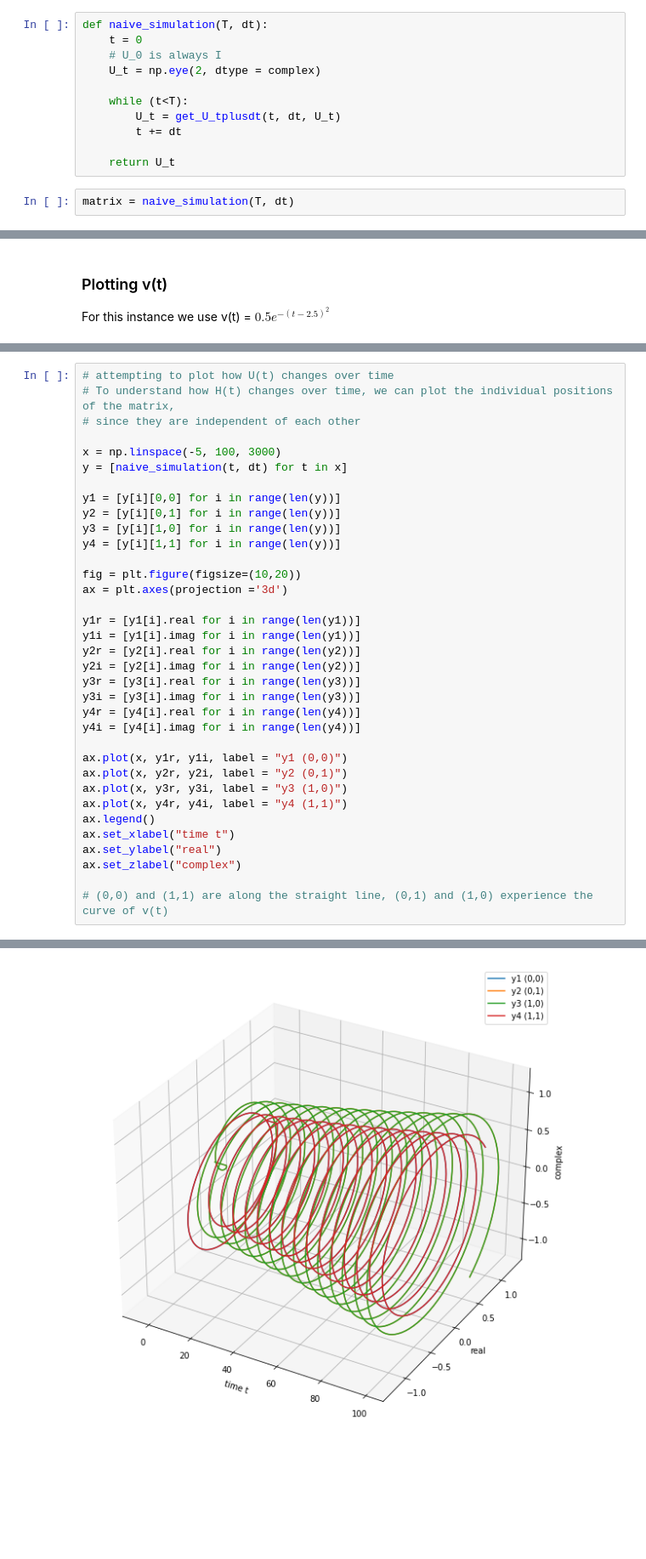
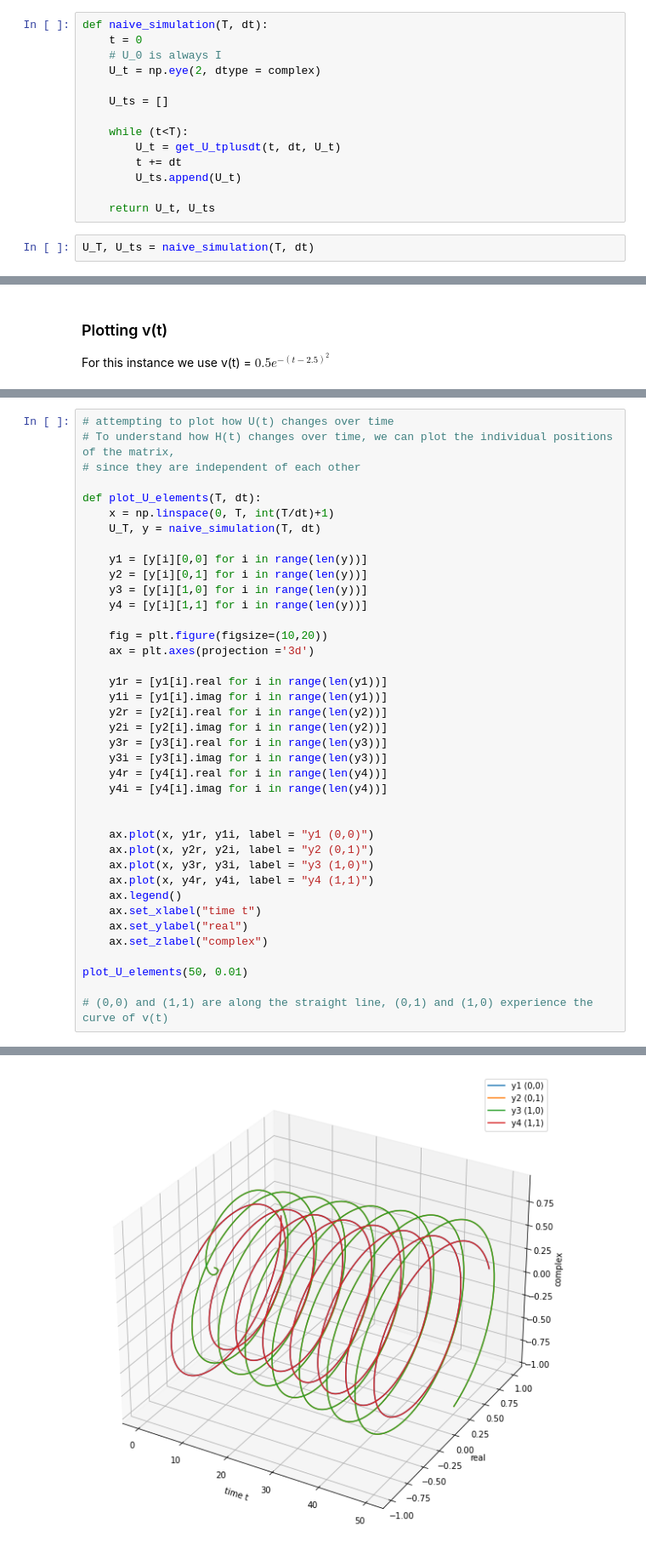
Before and after one commit to LRudL/l48-ray, a Jupyter notebook: Naive Implementation of Ground Truth U.ipynb, the cells around one changed output, grey strips where cells are left out. Shown at 85% size. Cells and saved outputs as stored; diff of their text form; blank space fills up the shorter version.

Commit message:
refactored naive implementation and plot_utils

```diff
--- a/Naive Implementation of Ground Truth U.ipynb
+++ b/Naive Implementation of Ground Truth U.ipynb
@@ -51,11 +51,14 @@ def naive_simulation(T, dt):
     # U_0 is always I
     U_t = np.eye(2, dtype = complex)
 
+    U_ts = []
+
     while (t<T):
         U_t = get_U_tplusdt(t, dt, U_t)
         t += dt
+        U_ts.append(U_t)
 
-    return U_t
+    return U_t, U_ts
 # %%
-matrix = naive_simulation(T, dt)
+U_T, U_ts = naive_simulation(T, dt)
 # %%
@@ -116,34 +124,38 @@ ax.legend()
 # To understand how H(t) changes over time, we can plot the individual positions of the matrix,
 # since they are independent of each other
 
-x = np.linspace(-5, 100, 3000)
-y = [naive_simulation(t, dt) for t in x]
+def plot_U_elements(T, dt):
+    x = np.linspace(0, T, int(T/dt)+1)
+    U_T, y = naive_simulation(T, dt)
 
-y1 = [y[i][0,0] for i in range(len(y))]
-y2 = [y[i][0,1] for i in range(len(y))]
-y3 = [y[i][1,0] for i in range(len(y))]
-y4 = [y[i][1,1] for i in range(len(y))]
+    y1 = [y[i][0,0] for i in range(len(y))]
+    y2 = [y[i][0,1] for i in range(len(y))]
+    y3 = [y[i][1,0] for i in range(len(y))]
+    y4 = [y[i][1,1] for i in range(len(y))]
 
-fig = plt.figure(figsize=(10,20))
-ax = plt.axes(projection ='3d')
+    fig = plt.figure(figsize=(10,20))
+    ax = plt.axes(projection ='3d')
 
-y1r = [y1[i].real for i in range(len(y1))]
-y1i = [y1[i].imag for i in range(len(y1))]
-y2r = [y2[i].real for i in range(len(y2))]
-y2i = [y2[i].imag for i in range(len(y2))]
-y3r = [y3[i].real for i in range(len(y3))]
-y3i = [y3[i].imag for i in range(len(y3))]
-y4r = [y4[i].real for i in range(len(y4))]
-y4i = [y4[i].imag for i in range(len(y4))]
+    y1r = [y1[i].real for i in range(len(y1))]
+    y1i = [y1[i].imag for i in range(len(y1))]
+    y2r = [y2[i].real for i in range(len(y2))]
+    y2i = [y2[i].imag for i in range(len(y2))]
+    y3r = [y3[i].real for i in range(len(y3))]
+    y3i = [y3[i].imag for i in range(len(y3))]
+    y4r = [y4[i].real for i in range(len(y4))]
+    y4i = [y4[i].imag for i in range(len(y4))]
 
-ax.plot(x, y1r, y1i, label = "y1 (0,0)")
-ax.plot(x, y2r, y2i, label = "y2 (0,1)")
-ax.plot(x, y3r, y3i, label = "y3 (1,0)")
-ax.plot(x, y4r, y4i, label = "y4 (1,1)")
-ax.legend()
-ax.set_xlabel("time t")
-ax.set_ylabel("real")
-ax.set_zlabel("complex")
+
+    ax.plot(x, y1r, y1i, label = "y1 (0,0)")
+    ax.plot(x, y2r, y2i, label = "y2 (0,1)")
+    ax.plot(x, y3r, y3i, label = "y3 (1,0)")
+    ax.plot(x, y4r, y4i, label = "y4 (1,1)")
+    ax.legend()
+    ax.set_xlabel("time t")
+    ax.set_ylabel("real")
+    ax.set_zlabel("complex")
+
+plot_U_elements(50, 0.01)
 
 # (0,0) and (1,1) are along the straight line, (0,1) and (1,0) experience the curve of v(t)
 # %% [output]
@@ -151,2 +162,2 @@ Text(0.5, 0, 'complex')
-[figure, old version]
+[figure, new version]
 # %%
```
Also changed, not shown: parts of 4 cells of this notebook, 2 other files.
